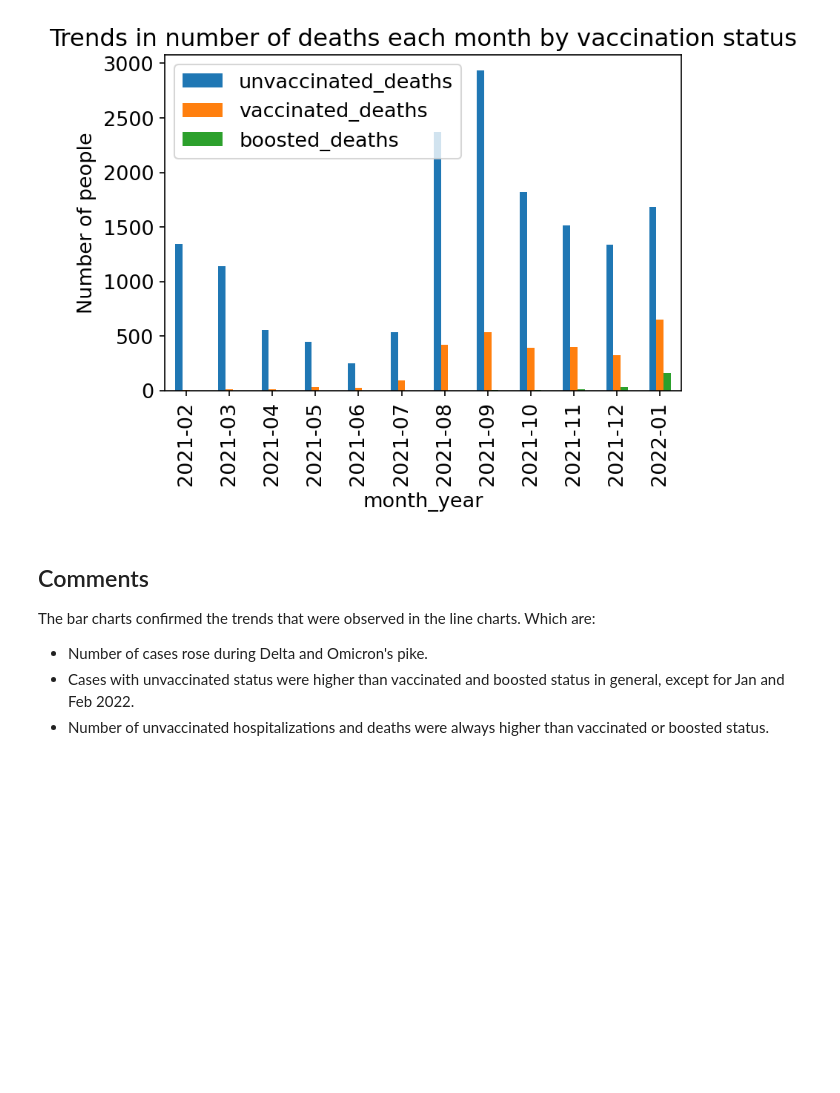
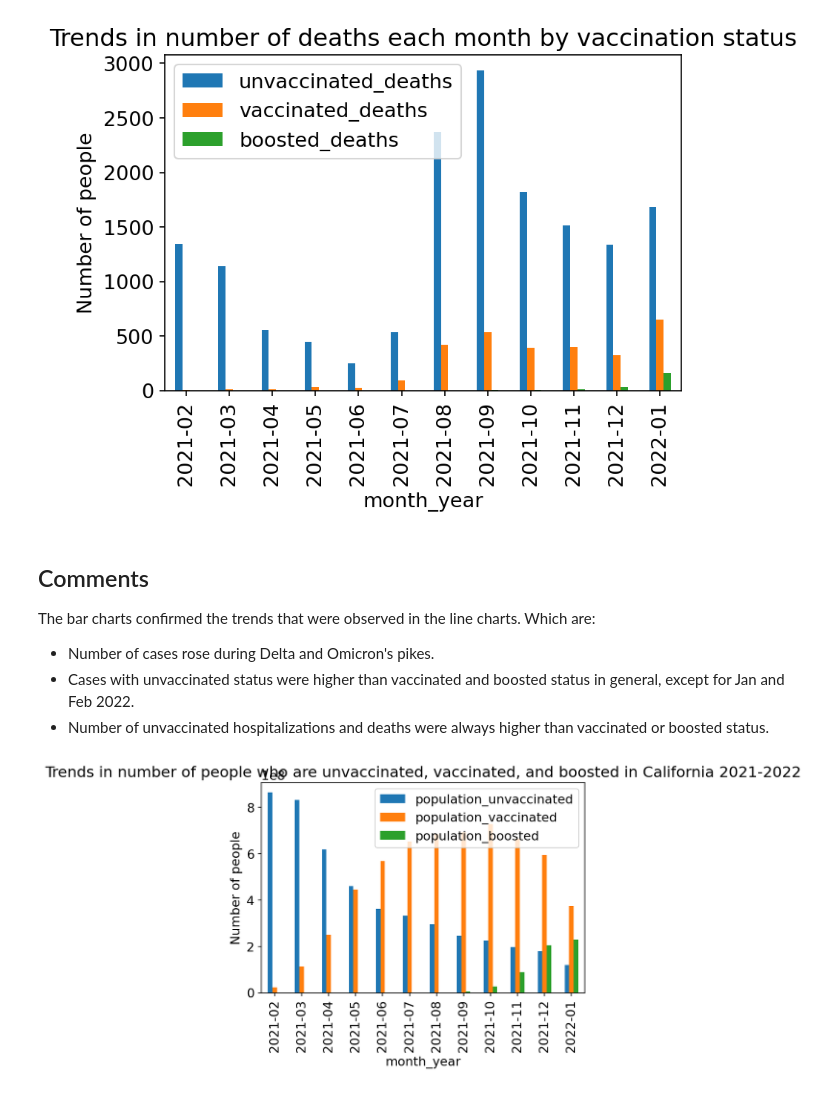
Before and after one commit to midori256/COVID19_Post_Vaccination_California, a Jupyter notebook: data_analysis.ipynb, the cells around one changed output. Cells and saved outputs as stored; diff of their text form; code cells hidden in the pictures; blank space fills up the shorter version.

```diff
--- a/data_analysis.ipynb
+++ b/data_analysis.ipynb
@@ -249,6 +249,12 @@ bar_chart(df_monthyear,"month_year",deaths_var,"Trends in number of deaths each
 ## Comments
 
 The bar charts confirmed the trends that were observed in the line charts. Which are:
-- Number of cases rose during Delta and Omicron's pike.
+- Number of cases rose during Delta and Omicron's pikes.
 - Cases with unvaccinated status were higher than vaccinated and boosted status in general, except for Jan and Feb 2022.
 - Number of unvaccinated hospitalizations and deaths were always higher than vaccinated or boosted status.
+# %%
+# What about trends in number of unvaccinated, vacinated, and boosted population in California
+pop_var = ['population_unvaccinated','population_vaccinated','population_boosted']
+bar_chart(df_monthyear,"month_year",pop_var,"Trends in number of people who are unvaccinated, vaccinated, and boosted in California 2021-2022")
+# %% [output]
+[figure, added]
```
